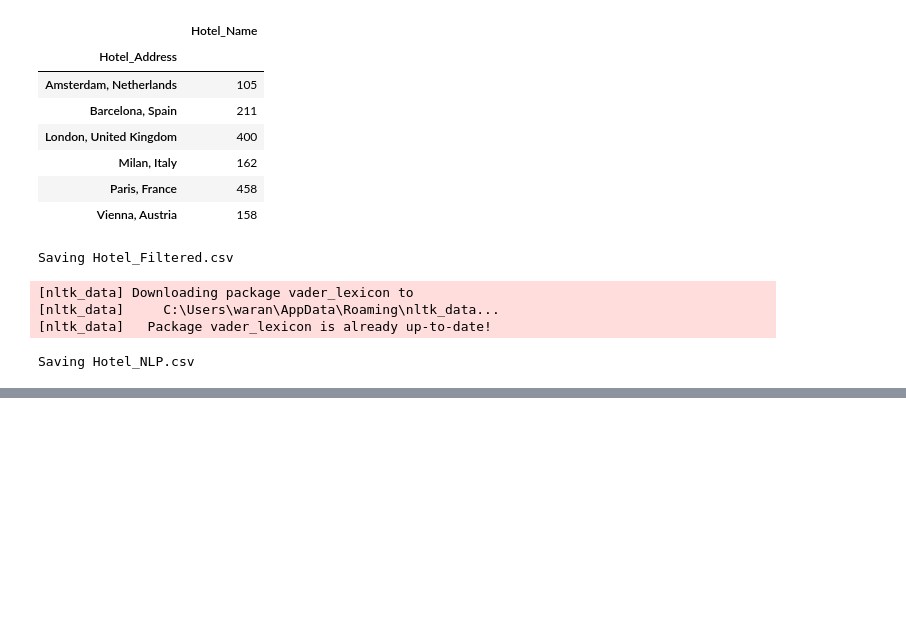
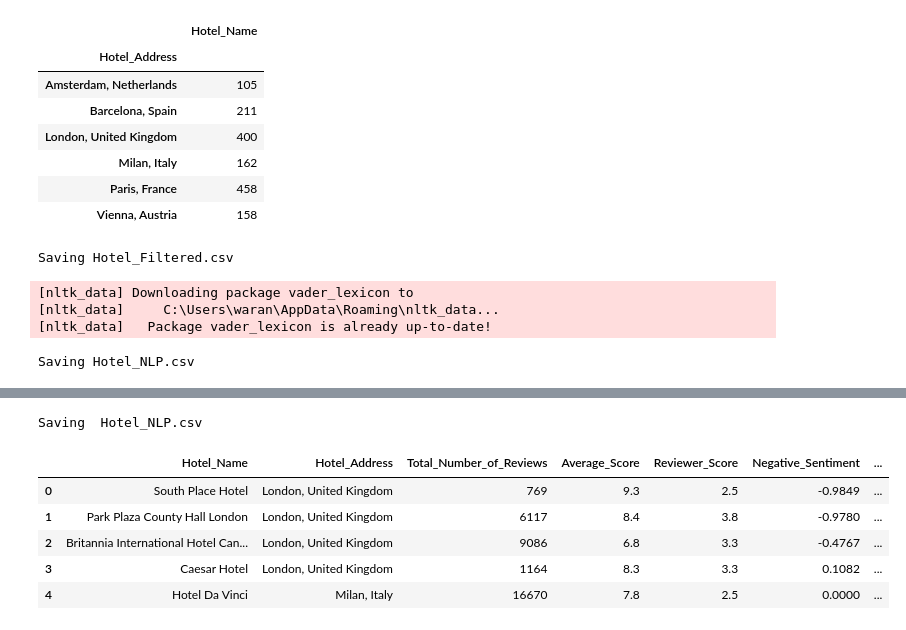
Before and after one commit to Lokeshzz7/Hotel_Review_sentiment_analysis, a Jupyter notebook: hotel.ipynb, the cells around one changed output, grey strips where cells are left out. Drawn from its saved outputs; the diff is of its cells as text; code cells hidden in the pictures; blank space fills up the shorter version.

```diff
--- a/hotel.ipynb
+++ b/hotel.ipynb
@@ -209,0 +245,19 @@ df.Positive_Review = df.Positive_Review.apply(remove_stopwords)
+# %%
+
+df = df.reindex(["Hotel_Name", "Hotel_Address", "Total_Number_of_Reviews", "Average_Score", "Reviewer_Score", "Negative_Sentiment", "Positive_Sentiment", "Reviewer_Nationality", "Leisure_trip", "Couple", "Solo_traveler", "Business_trip", "Group", "Family_with_young_children", "Family_with_older_children", "With_a_pet", "Negative_Review", "Positive_Review"], axis=1)
+
+print("Saving  Hotel_NLP.csv")
+df.to_csv(r"Hotel_NLP.csv", index = False)
+# %% [output]
+Saving  Hotel_NLP.csv
+# %%
+data = pd.read_csv("Hotel_NLP.csv")
+
+data.head()
+# %% [output]
+|  | Hotel_Name | Hotel_Address | Total_Number_of_Reviews | Average_Score | Reviewer_Score | Negative_Sentiment | ... |
+| 0 | South Place Hotel | London, United Kingdom | 769 | 9.3 | 2.5 | -0.9849 | ... |
+| 1 | Park Plaza County Hall London | London, United Kingdom | 6117 | 8.4 | 3.8 | -0.9780 | ... |
+| 2 | Britannia International Hotel Can... | London, United Kingdom | 9086 | 6.8 | 3.3 | -0.4767 | ... |
+| 3 | Caesar Hotel | London, United Kingdom | 1164 | 8.3 | 3.3 | 0.1082 | ... |
+| 4 | Hotel Da Vinci | Milan, Italy | 16670 | 7.8 | 2.5 | 0.0000 | ... |
```
Also changed, not shown: parts of 3 cells of this notebook.
